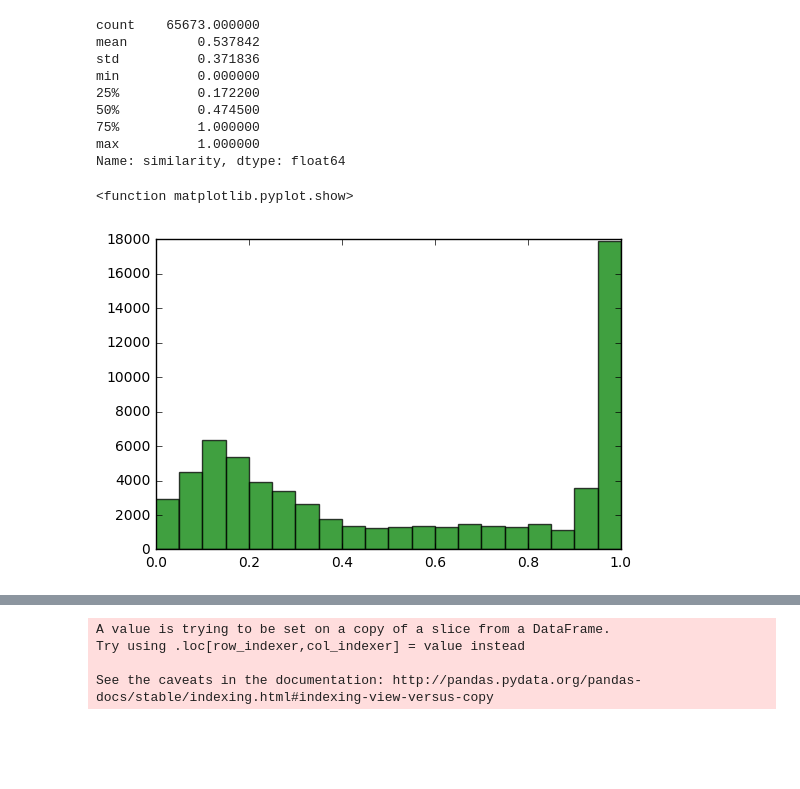
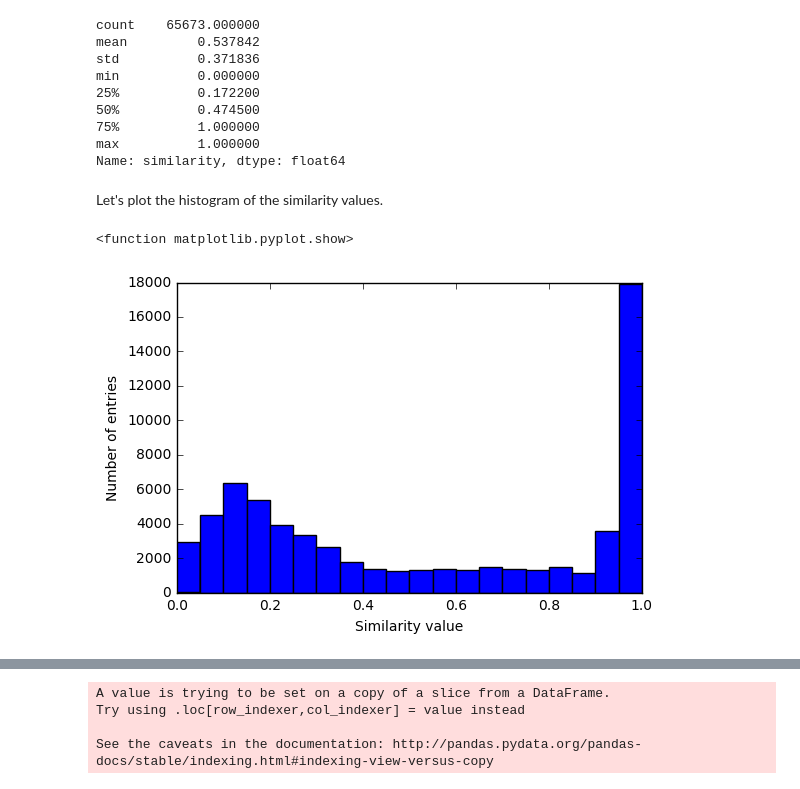
Before and after one commit to glederrey/Beers_rating, a Jupyter notebook: Beer_Similarity.ipynb, the cells around one changed output, grey strips where cells are left out. Saved outputs shown, nothing was run; the diff lists cells and outputs as text; code cells hidden in the pictures; blank space fills up the shorter version.

```diff
--- a/Beer_Similarity.ipynb
+++ b/Beer_Similarity.ipynb
@@ -453,9 +449,13 @@ min          0.000000
 75%          1.000000
 max          1.000000
 Name: similarity, dtype: float64
+# %% [markdown]
+Let's plot the histogram of the similarity values.
 # %%
-plt.hist(list(matching_beers.similarity), 20, facecolor='green', alpha=0.75)
+plt.hist(list(matching_beers.similarity), 20)
+plt.xlabel('Similarity value')
+plt.ylabel('Number of entries')
 plt.show
 # %% [output]
 <function matplotlib.pyplot.show>
-[figure, old version]
+[figure, new version]
```
Also changed, not shown: parts of 43 cells of this notebook, 1 other file.
